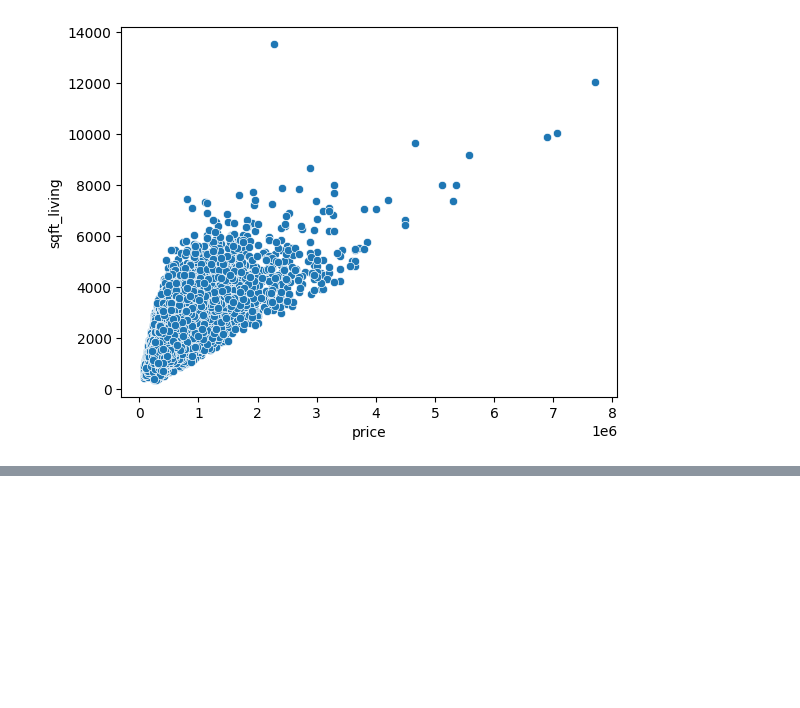
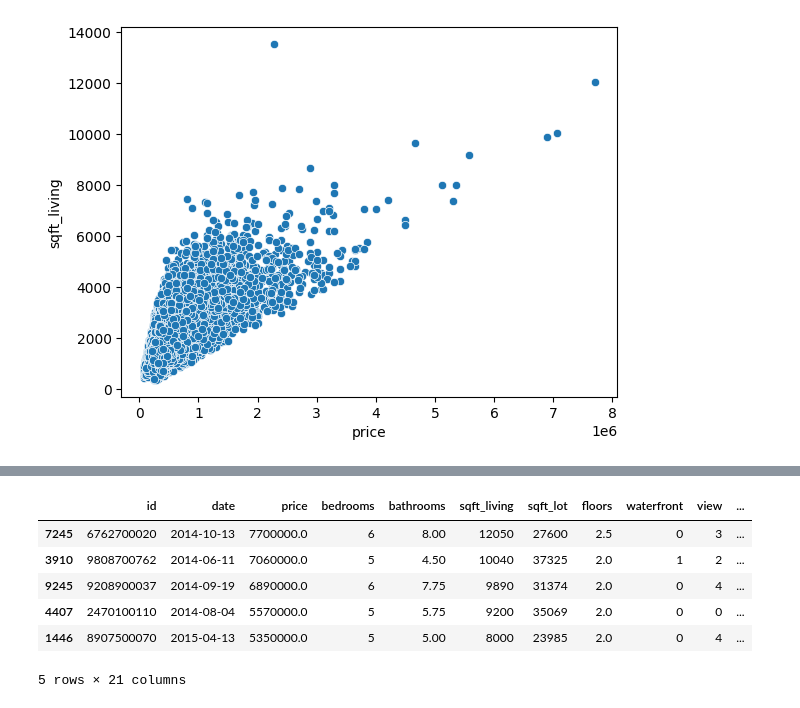
Before and after one commit to Ali-mohammadi-design/TensorFlow, a Jupyter notebook: Tensorflow_House_sale_in_king_county_Prj2.ipynb, the cells around one changed output, grey strips where cells are left out. Drawn from its saved outputs; the diff is of its cells as text; code cells hidden in the pictures; blank space fills up the shorter version.

```diff
--- a/Tensorflow_House_sale_in_king_county_Prj2.ipynb
+++ b/Tensorflow_House_sale_in_king_county_Prj2.ipynb
@@ -226,0 +242,10 @@ sns.scatterplot(x='price', y='sqft_living', data=df)
+# %%
+df.sort_values('price', ascending=False).head()
+# %% [output]
+|  | id | date | price | bedrooms | bathrooms | sqft_living | sqft_lot | floors | waterfront | view | ... |
+| 7245 | 6762700020 | 2014-10-13 | 7700000.0 | 6 | 8.00 | 12050 | 27600 | 2.5 | 0 | 3 | ... |
+| 3910 | 9808700762 | 2014-06-11 | 7060000.0 | 5 | 4.50 | 10040 | 37325 | 2.0 | 1 | 2 | ... |
+| 9245 | 9208900037 | 2014-09-19 | 6890000.0 | 6 | 7.75 | 9890 | 31374 | 2.0 | 0 | 4 | ... |
+| 4407 | 2470100110 | 2014-08-04 | 5570000.0 | 5 | 5.75 | 9200 | 35069 | 2.0 | 0 | 0 | ... |
+| 1446 | 8907500070 | 2015-04-13 | 5350000.0 | 5 | 5.00 | 8000 | 23985 | 2.0 | 0 | 4 | ... |
+5 rows × 21 columns
```
Also changed, not shown: parts of 6 cells of this notebook.
